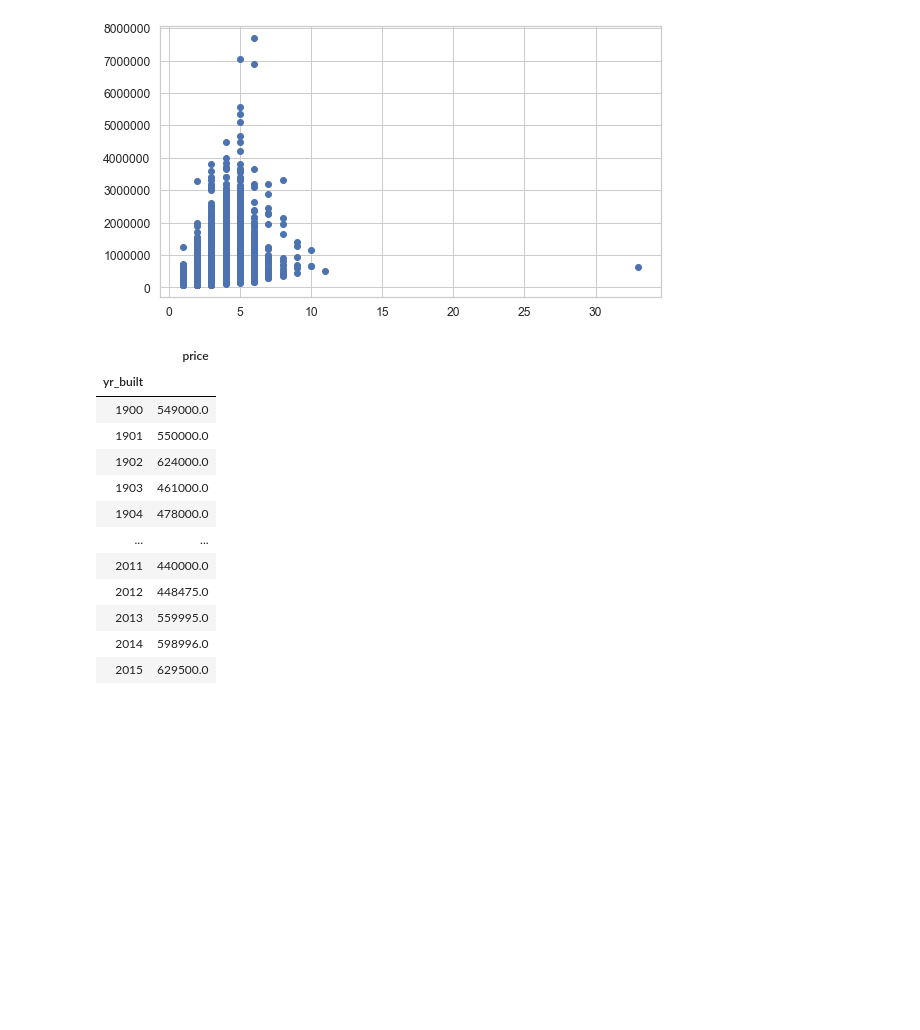
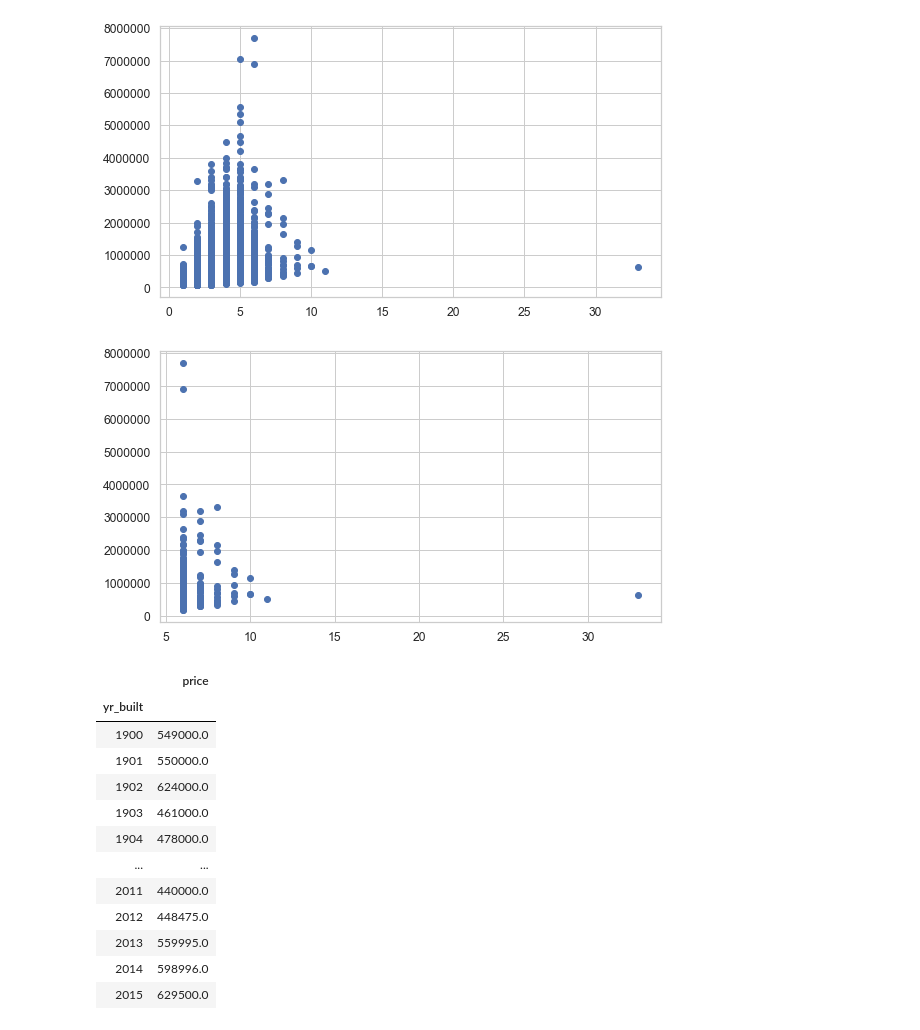
Before and after one commit to torresdavr/dsc-v2-mod1-final-project-online-ds-pt-100719, a Jupyter notebook: student.ipynb, the cells around one changed output. Saved outputs shown, nothing was run; the diff lists cells and outputs as text; code cells hidden in the pictures; blank space fills up the shorter version.

```diff
--- a/student.ipynb
+++ b/student.ipynb
@@ -1773,3 +1778,6 @@ min          1.000000
 75%          4.000000
 max         33.000000
 Name: bedrooms, dtype: float64
+# %%
+six_or_more = df_vis[df_vis['bedrooms']>=6]
+six_or_more['bedrooms'].describe()
@@ -1777,6 +1795,10 @@ Name: bedrooms, dtype: float64
 plt.scatter(df_vis['bedrooms'], df_vis['price']);
 # %% [output]
 [figure]
+# %%
+plt.scatter(six_or_more['bedrooms'], six_or_more['price']);
+# %% [output]
+[figure, added]
 # %%
 pivot = df_norm.pivot_table(index='yr_built', values='price', aggfunc=np.median)
 pivot
```
Also changed, not shown: parts of 34 cells of this notebook.
